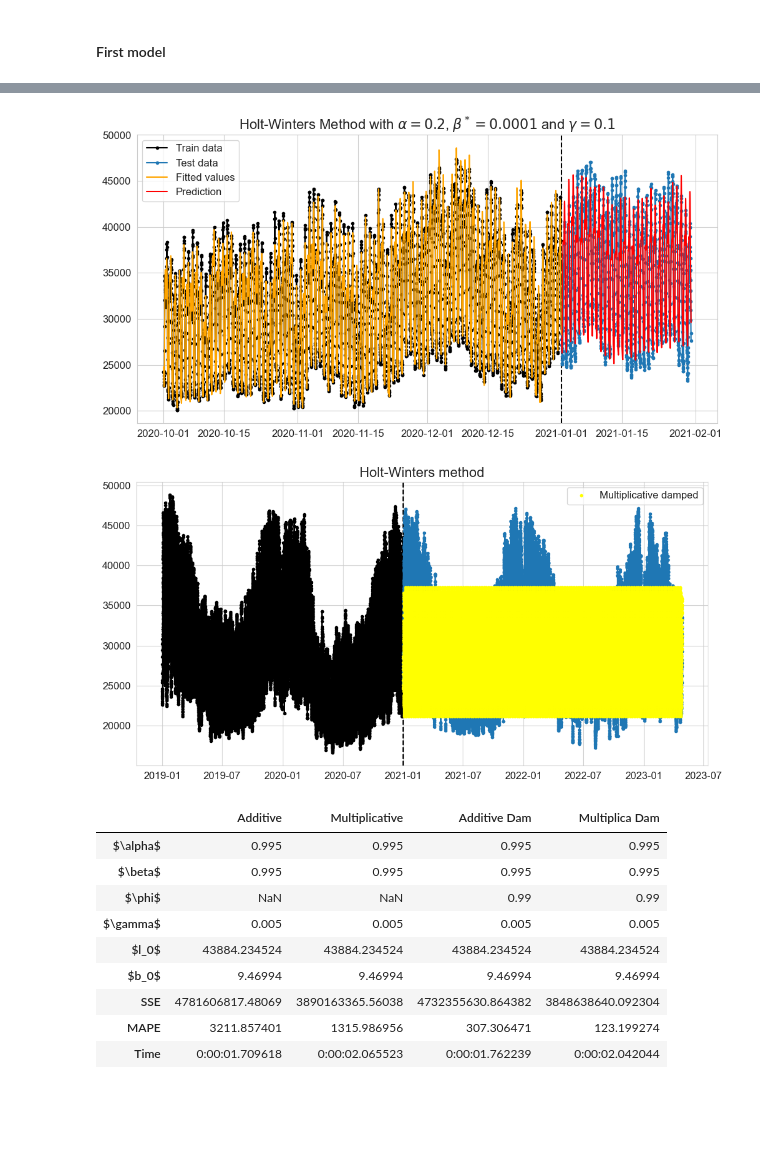
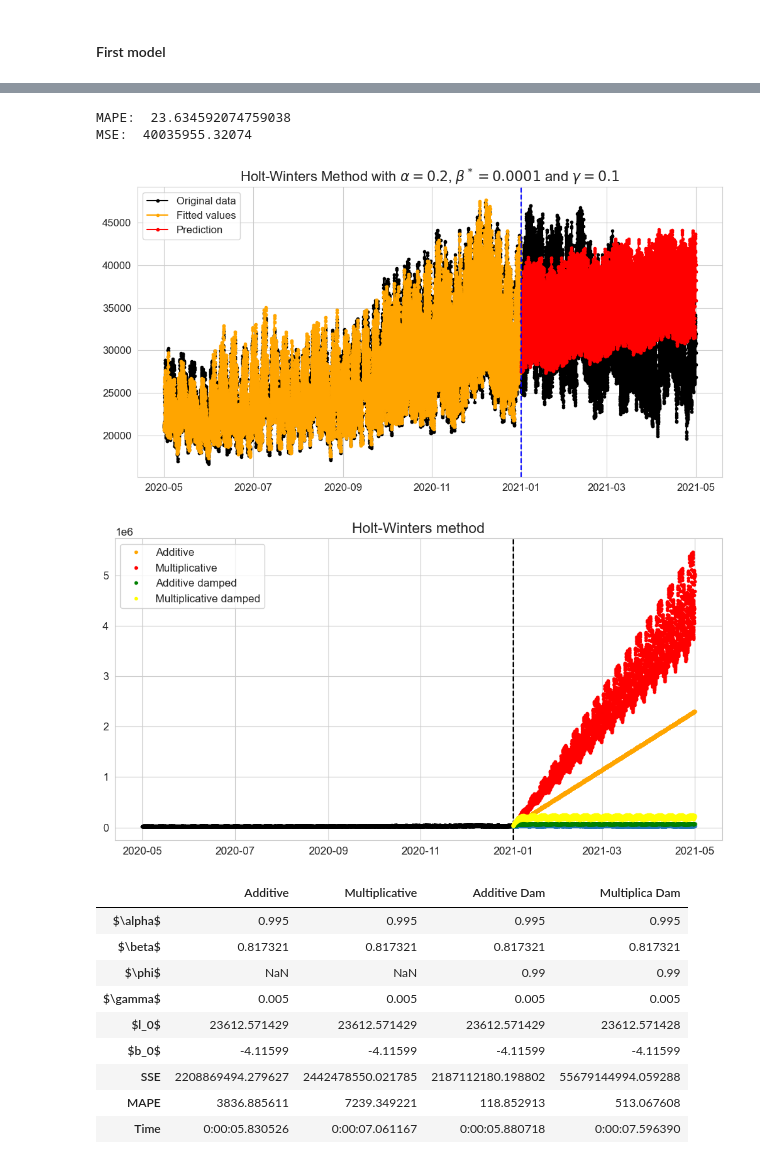
Before and after one commit to MarinaPenalver/TFG, a Jupyter notebook: notebooks/5. Exponential smoothing.ipynb, the cells around one changed output, grey strips where cells are left out. Cells and saved outputs as stored; diff of their text form; code cells hidden in the pictures; blank space fills up the shorter version.

```diff
--- a/notebooks/5. Exponential smoothing.ipynb
+++ b/notebooks/5. Exponential smoothing.ipynb
@@ -456,11 +461,11 @@ results3
 # %%
-train = pd.read_parquet("../data/03_train-test/train_data_prophet.parquet")
-test = pd.read_parquet("../data/03_train-test/test_data_prophet.parquet")
+train = pd.read_parquet("../data/03_train-test/train_data.parquet")
+test = pd.read_parquet("../data/03_train-test/test_data.parquet")
 # %%
 train = train.set_index('ds')
-train5 = train.loc[train.index > '2020-10-01']
+train5 = train.loc[train.index > '2020-05-01']
 test = test.set_index('ds')
-test5 = test.loc[test.index < '2021-01-31']
+test5 = test.loc[test.index < '2021-05-01']
 # %%
 %%time
 fit = ExponentialSmoothing(train5['y'],
@@ -479,13 +484,20 @@ Wall time: 94.4 ms
+# %%
+print('MAPE: ', mean_absolute_percentage_error(y_pred=fcast, y_true=test5))
+print('MSE: ', mean_squared_error(y_pred=fcast, y_true=test5))
+# %% [output]
+MAPE:  23.634592074759038
+MSE:  40035955.32074
 # %%
 plt.figure(figsize=(12, 6))
 plt.title(r'Holt-Winters Method with $\alpha=0.2$, $\beta^*=0.0001$ and $\gamma=0.1$')
-plt.axvline(datetime.date(2021,1,1), color="black", ls="--")
-plt.plot(train5.index, train5['y'], marker=".", color="black", label='Train data')
-plt.plot(test5.index, test5['y'], marker=".", label='Test data')
-plt.plot(train5.index, fit.fittedvalues, color="orange", label='Fitted values')
-plt.plot(test5.index, fcast, color="red", label='Prediction')
+
+plt.plot(train5.index, train5['y'], marker=".", color="black", label='Original data')
+plt.plot(test5.index, test5['y'], marker=".", color='k')
+plt.plot(train5.index, fit.fittedvalues, marker=".", color="orange", label='Fitted values')
+plt.plot(test5.index, fcast, color="red", marker=".", label='Prediction')
+plt.axvline(datetime.date(2021,1,1), color="blue", ls="--")
 plt.legend()
 plt.savefig("../graphs/HoltWinters4.jpg")
 # %% [output]
-[figure, old version]
+[figure, new version]
 # %%
@@ -534,19 +547,19 @@ t5 = time.perf_counter()
 # %%
 plt.figure(figsize=(12, 6))
 plt.title("Holt-Winters method")
 plt.axvline(datetime.date(2021,1,1), color="black", ls="--")
 plt.plot(train5.index, train5['y'], marker=".", color="black")
 plt.plot(test5.index, test5['y'], marker=".")
 # plt.ylim(-0.75e6, 0.5e6)
 
-# (line1,) = plt.plot(test5.index, HW_c_fcast1, ".", color="orange", label='Additive')
-# (line2,) = plt.plot(test5.index, HW_c_fcast2, ".", color="red", label='Multiplicative')
-# (line3,) = plt.plot(test5.index, HW_c_fcast3, ".", color="green", label='Additive damped')
+(line1,) = plt.plot(test5.index, HW_c_fcast1, ".", color="orange", label='Additive')
+(line2,) = plt.plot(test5.index, HW_c_fcast2, ".", color="red", label='Multiplicative')
+(line3,) = plt.plot(test5.index, HW_c_fcast3, ".", color="green", label='Additive damped')
 (line4,) = plt.plot(test5.index, HW_c_fcast4, ".", color="yellow", label='Multiplicative damped')
 plt.legend()
 plt.savefig("../graphs/HoltWinters5.jpg")
 # %% [output]
-[figure, old version]
+[figure, new version]
 # %%
 results4 = pd.DataFrame(
     index=[r"$\alpha$", r"$\beta$", r"$\phi$", r"$\gamma$", r"$l_0$", "$b_0$", "SSE", "MAPE", "Time"]
@@ -571,11 +584,11 @@ results4
 # %% [output]
 |  | Additive | Multiplicative | Additive Dam | Multiplica Dam |
 | $\alpha$ | 0.995 | 0.995 | 0.995 | 0.995 |
-| $\beta$ | 0.995 | 0.995 | 0.995 | 0.995 |
+| $\beta$ | 0.817321 | 0.817321 | 0.817321 | 0.817321 |
 | $\phi$ | NaN | NaN | 0.99 | 0.99 |
 | $\gamma$ | 0.005 | 0.005 | 0.005 | 0.005 |
-| $l_0$ | 43884.234524 | 43884.234524 | 43884.234524 | 43884.234524 |
-| $b_0$ | 9.46994 | 9.46994 | 9.46994 | 9.46994 |
-| SSE | 4781606817.48069 | 3890163365.56038 | 4732355630.864382 | 3848638640.092304 |
-| MAPE | 3211.857401 | 1315.986956 | 307.306471 | 123.199274 |
-| Time | 0:00:01.709618 | 0:00:02.065523 | 0:00:01.762239 | 0:00:02.042044 |
+| $l_0$ | 23612.571429 | 23612.571429 | 23612.571429 | 23612.571428 |
+| $b_0$ | -4.11599 | -4.11599 | -4.11599 | -4.11599 |
+| SSE | 2208869494.279627 | 2442478550.021785 | 2187112180.198802 | 55679144994.059288 |
+| MAPE | 3836.885611 | 7239.349221 | 118.852913 | 513.067608 |
+| Time | 0:00:05.830526 | 0:00:07.061167 | 0:00:05.880718 | 0:00:07.596390 |
```
Also changed, not shown: parts of 23 cells of this notebook, 19 other files.
